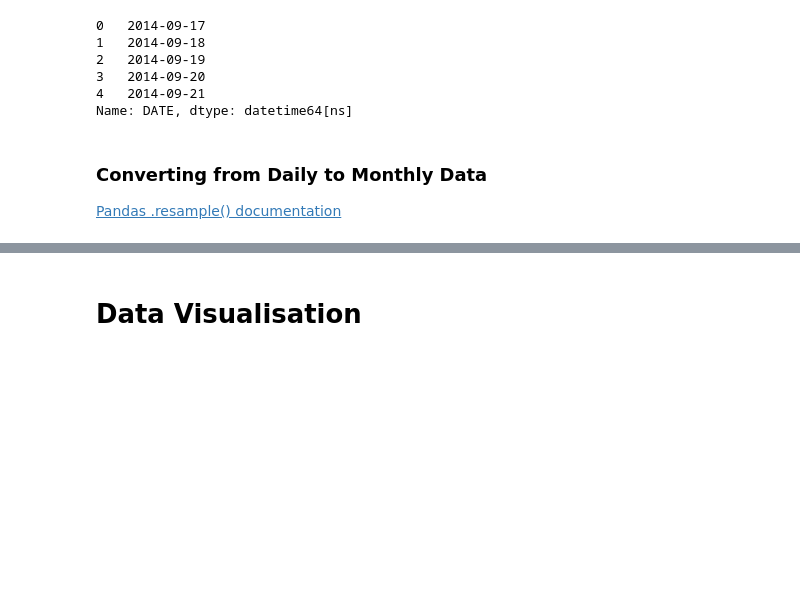
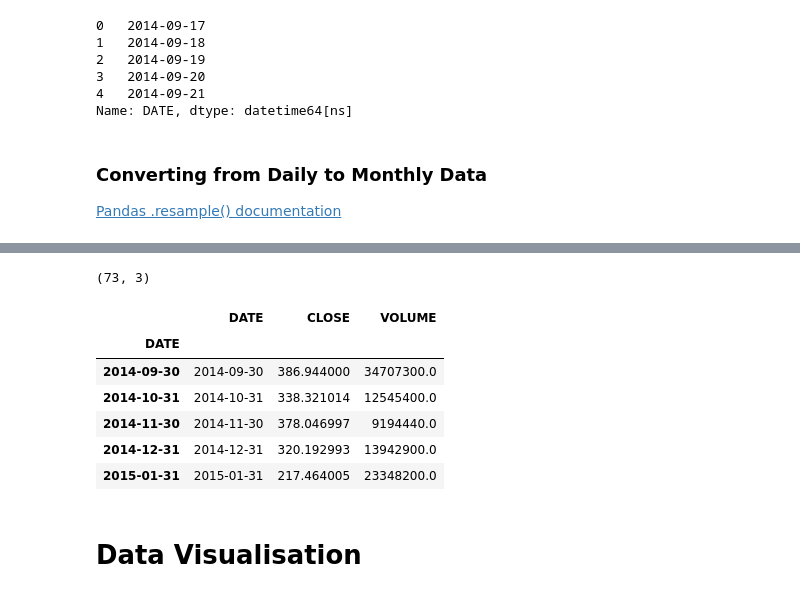
Before and after one commit to julioreis-dev/tutorial_pandas, a Jupyter notebook: Google_Trends_and_Data_Visualisation_(start).ipynb, the cells around one changed output, grey strips where cells are left out. Drawn from its saved outputs; the diff is of its cells as text; code cells hidden in the pictures; blank space fills up the shorter version.

```diff
--- a/Google_Trends_and_Data_Visualisation_(start).ipynb
+++ b/Google_Trends_and_Data_Visualisation_(start).ipynb
@@ -263,3 +276,17 @@ Name: DATE, dtype: datetime64[ns]
+# %%
+df_btc_monthly = df_btc_price.resample('M', on='DATE').last()
+# %%
+print(df_btc_monthly.shape)
+df_btc_monthly.head()
+# %% [output]
+(73, 3)
+|  | DATE | CLOSE | VOLUME |
+| DATE |  |  |  |
+| 2014-09-30 | 2014-09-30 | 386.944000 | 34707300.0 |
+| 2014-10-31 | 2014-10-31 | 338.321014 | 12545400.0 |
+| 2014-11-30 | 2014-11-30 | 378.046997 | 9194440.0 |
+| 2014-12-31 | 2014-12-31 | 320.192993 | 13942900.0 |
+| 2015-01-31 | 2015-01-31 | 217.464005 | 23348200.0 |
 # %% [markdown]
 # Data Visualisation
 # %% [markdown]
```
Also changed, not shown: parts of 2 cells of this notebook.
